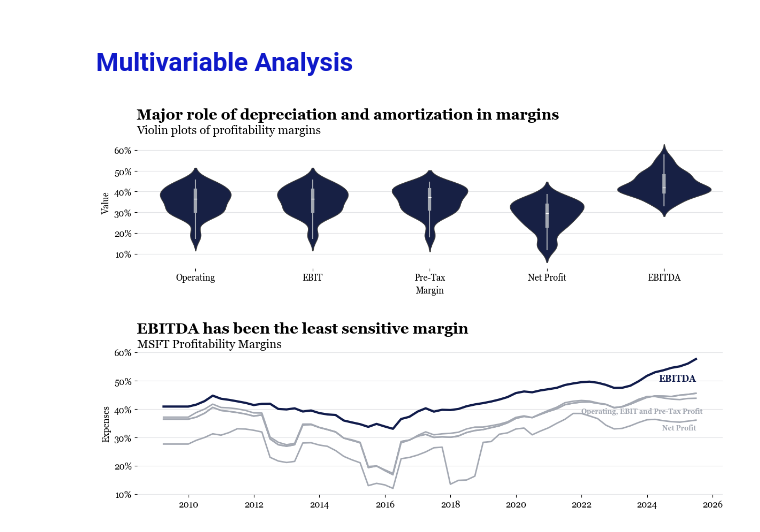
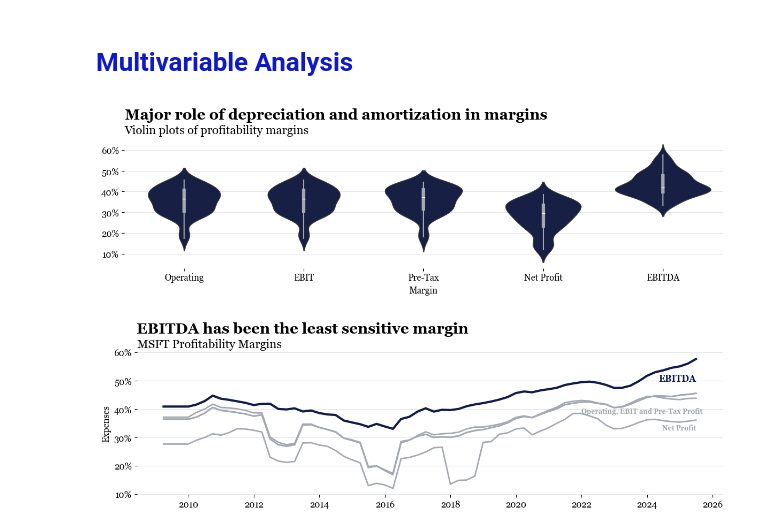
Before and after one commit to juanramosdataexpert/MSFT-EBITDA-Regression-Studio, a Jupyter notebook: Notebooks/EDA.ipynb, the cells around one changed output. Drawn from its saved outputs; the diff is of its cells as text; code cells hidden in the pictures.

```diff
--- a/Notebooks/EDA.ipynb
+++ b/Notebooks/EDA.ipynb
@@ -216,26 +216,26 @@ Microsoft’s cash flow from operating activities has shown a powerful and consi
 # %%
 fig, ax = plt.subplots(figsize=(12, 4))
 fig.suptitle('Major role of depreciation and amortization in margins',
-             ha='left', x=0.07, y=0.92, size=20, weight='bold')
+             ha='left', x=0.052, y=0.92, size=20, weight='bold')
 sns.violinplot(data=df[['Operating_Margin', 'EBIT_Margin', 'Pre-Tax_Profit_Margin', 'Net_Profit_Margin', 'EBITDA_Margin']],
                ax=ax,
                color=juan_colors[0],
                inner='box',
                linewidth=1)
 for artist in ax.get_children():
     if isinstance(artist, plt.Line2D) and artist.get_linestyle() == '-':
         artist.set_color(juan_colors[2])
 ax.set_title('Violin plots of profitability margins',
              size=16, loc='left')
 ax.set_xlabel('Margin')
-ax.set_ylabel('Value')
+ax.set_ylabel('')
 formatter_y = mtick.PercentFormatter(xmax=1, decimals=0)
 ax.yaxis.set_major_formatter(formatter_y)
 ax.set_axisbelow(True)
 ax.grid(True, color=juan_colors[2], axis='y', alpha=0.3)
 ax.spines[['top', 'left', 'bottom', 'right']].set_visible(False)
 ax.set_xticklabels(['Operating', 'EBIT', 'Pre-Tax', 'Net Profit', 'EBITDA'], rotation=0)
 plt.tight_layout()
 plt.show()
 # %% [output]
-[figure, old version]
+[figure, new version]
```
Also changed, not shown: parts of 6 cells of this notebook.
